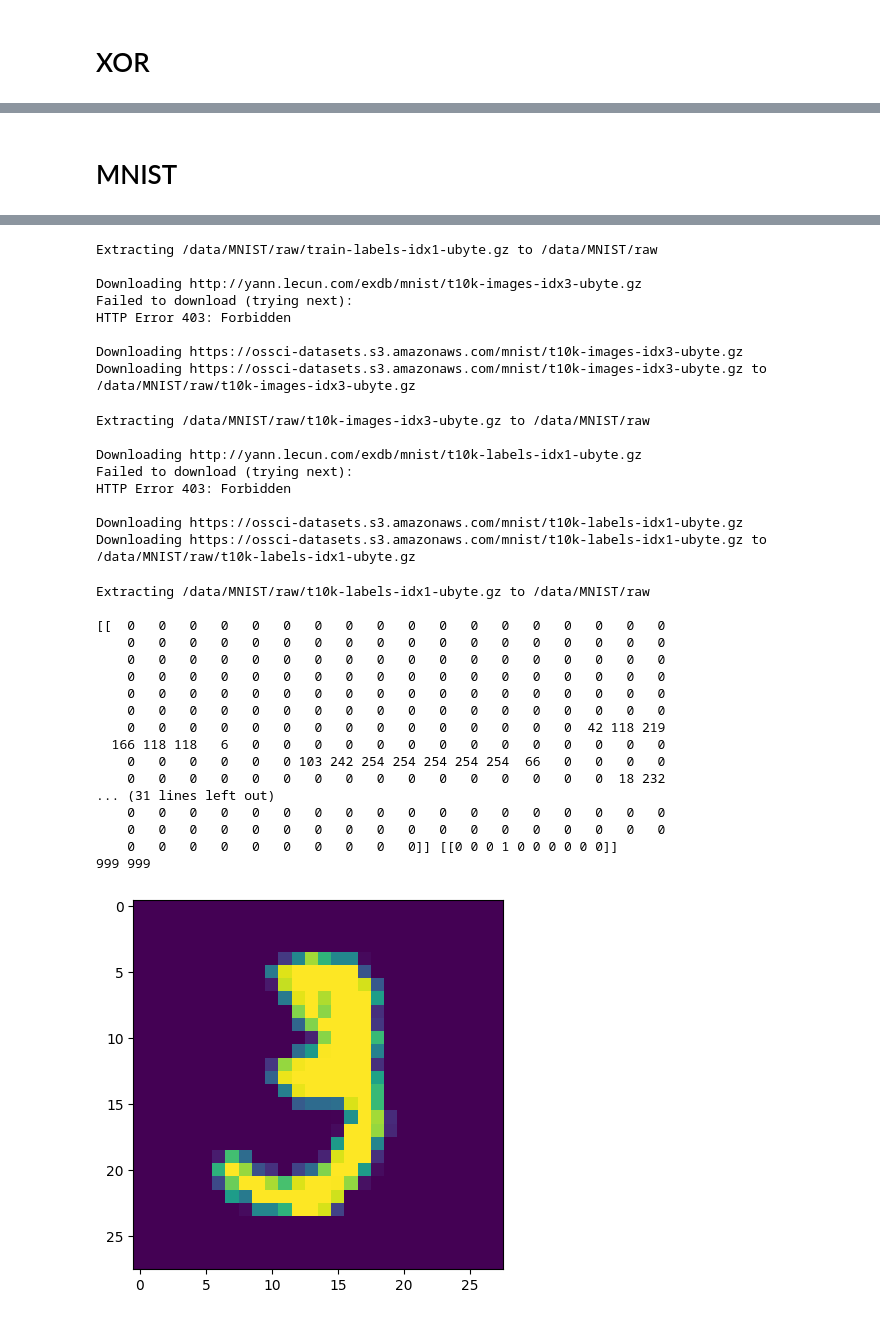
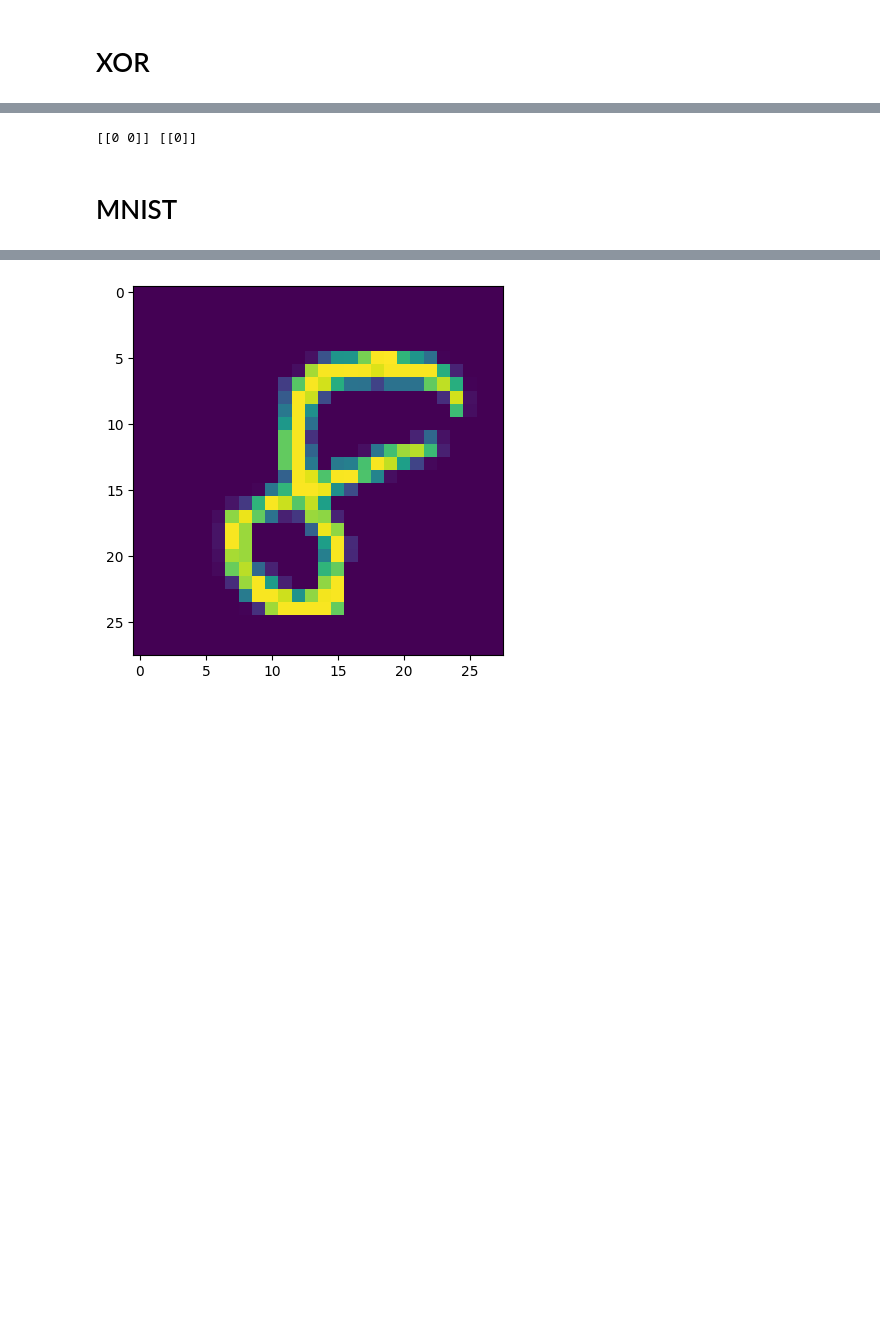
Before and after one commit to sidd6p/MNIST-Neural-Network-from-scratch, a Jupyter notebook: mnist-neural-network-from-scratch.ipynb, the cells around one changed output, grey strips where cells are left out. Saved outputs shown, nothing was run; the diff lists cells and outputs as text; code cells hidden in the pictures; blank space fills up the shorter version.

Commit message:
Kaggle Notebook | MNIST-Neural-Network-from-scratch | Version 5

```diff
--- a/mnist-neural-network-from-scratch.ipynb
+++ b/mnist-neural-network-from-scratch.ipynb
@@ -131,3 +128,7 @@ epoch 100/100   error=0.722966
+# %%
+print(x_train[0], y_train[0])
+# %% [output]
+[[0 0]] [[0]]
 # %% [markdown]
 # MNIST
 # %%
@@ -140,29 +142,27 @@ def transform_image(image):
     image = list(image.getdata())
     image = np.array(image)
     image = image.reshape(1, -1)
+    image = image / 255
+    image.astype('float32')
     return image
 
 def transform_label(label):
     new_label = [0] * 10
     new_label[label] = 1
     new_label = np.array(new_label)
+    new_label.astype('float32')
     new_label = new_label.reshape(1, -1)
     return new_label
 # %%
 dataset = MNIST("/data", download=True, train=True)
+train_ds, _ = random_split(dataset, [5000, 55000])
 
-image, label = dataset[10]
+
+image, label = train_ds[10]
 plt.imshow(image)
 
 train_images, train_labels = list(), list()
-total_train = 1000
-for image, label in dataset:
-    total_train -= 1
-    if total_train == 0: break
-    else:
-        train_images.append(transform_image(image))
-        train_labels.append(transform_label(label))
-
-print(train_images[10], train_labels[10])
-print(len(train_images), len(train_labels))
+for image, label in train_ds:
+    train_images.append(transform_image(image))
+    train_labels.append(transform_label(label))
 # %% [output]
@@ -183,37 +169,4 @@ Downloading https://ossci-datasets.s3.amazonaws.com/mnist/train-labels-idx1-ubyt
-Extracting /data/MNIST/raw/train-labels-idx1-ubyte.gz to /data/MNIST/raw
-
-Downloading http://yann.lecun.com/exdb/mnist/t10k-images-idx3-ubyte.gz
-Failed to download (trying next):
-HTTP Error 403: Forbidden
-
-Downloading https://ossci-datasets.s3.amazonaws.com/mnist/t10k-images-idx3-ubyte.gz
-Downloading https://ossci-datasets.s3.amazonaws.com/mnist/t10k-images-idx3-ubyte.gz to /data/MNIST/raw/t10k-images-idx3-ubyte.gz
-Extracting /data/MNIST/raw/t10k-images-idx3-ubyte.gz to /data/MNIST/raw
-
-Downloading http://yann.lecun.com/exdb/mnist/t10k-labels-idx1-ubyte.gz
-Failed to download (trying next):
-HTTP Error 403: Forbidden
-
-Downloading https://ossci-datasets.s3.amazonaws.com/mnist/t10k-labels-idx1-ubyte.gz
-Downloading https://ossci-datasets.s3.amazonaws.com/mnist/t10k-labels-idx1-ubyte.gz to /data/MNIST/raw/t10k-labels-idx1-ubyte.gz
-Extracting /data/MNIST/raw/t10k-labels-idx1-ubyte.gz to /data/MNIST/raw
-
-[[  0   0   0   0   0   0   0   0   0   0   0   0   0   0   0   0   0   0
-    0   0   0   0   0   0   0   0   0   0   0   0   0   0   0   0   0   0
-    0   0   0   0   0   0   0   0   0   0   0   0   0   0   0   0   0   0
-    0   0   0   0   0   0   0   0   0   0   0   0   0   0   0   0   0   0
-    0   0   0   0   0   0   0   0   0   0   0   0   0   0   0   0   0   0
-    0   0   0   0   0   0   0   0   0   0   0   0   0   0   0   0   0   0
-    0   0   0   0   0   0   0   0   0   0   0   0   0   0   0  42 118 219
-  166 118 118   6   0   0   0   0   0   0   0   0   0   0   0   0   0   0
-    0   0   0   0   0   0 103 242 254 254 254 254 254  66   0   0   0   0
-    0   0   0   0   0   0   0   0   0   0   0   0   0   0   0   0  18 232
-... (31 lines left out)
-    0   0   0   0   0   0   0   0   0   0   0   0   0   0   0   0   0   0
-    0   0   0   0   0   0   0   0   0   0   0   0   0   0   0   0   0   0
-    0   0   0   0   0   0   0   0   0   0]] [[0 0 0 1 0 0 0 0 0 0]]
-999 999
-[figure, old version]
+[figure, new version]
 # %%
 # network
 net = Network()
```
Also changed, not shown: parts of 8 cells of this notebook.
